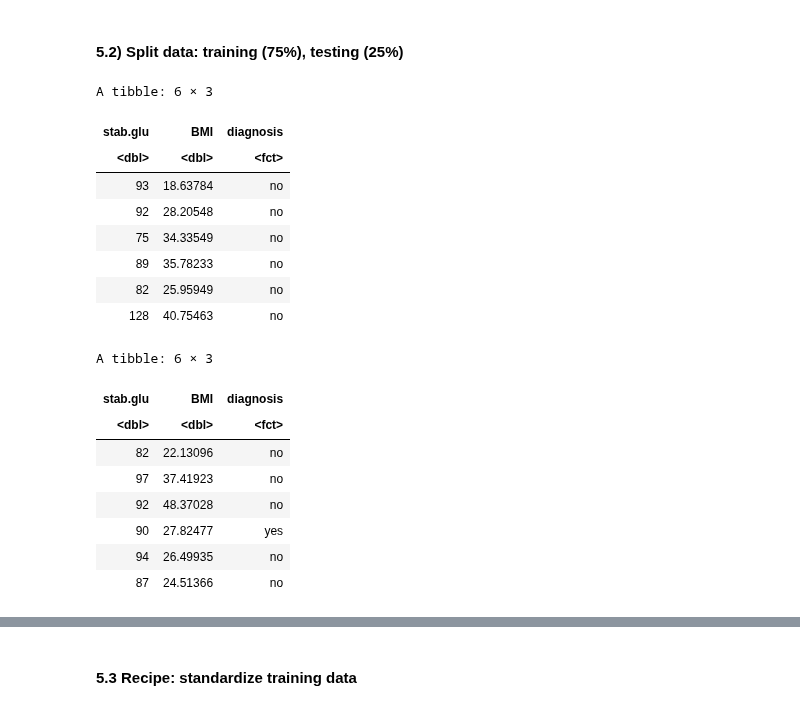
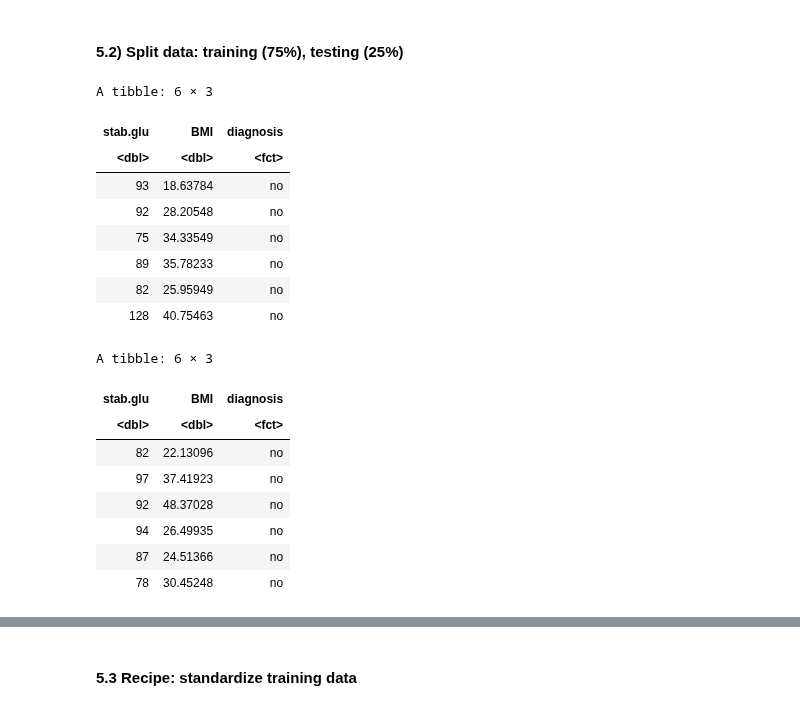
Before and after one commit to wmma2/group_18_project, a Jupyter notebook: Final_report.ipynb, the cells around one changed output, grey strips where cells are left out. Saved outputs shown, nothing was run; the diff lists cells and outputs as text; code cells hidden in the pictures.

```diff
--- a/Final_report.ipynb
+++ b/Final_report.ipynb
@@ -253,3 +253,17 @@ A tibble: 6 × 5
 | 93 | 18.63784 | no | -0.2628826 | -1.5295364 |
 | 90 | 27.82477 | yes | -0.3188709 | -0.1442240 |
 | 94 | 26.49935 | no | -0.2442198 | -0.3440864 |
+# %%
+set.seed(5432)
+
+ups_recipe <- recipe(diagnosis~., data = tidy_diabetes) |>
+    step_upsample(diagnosis, over_ratio = 1, skip = FALSE) |>
+    prep()
+
+even_data <- bake(ups_recipe, tidy_diabetes)
+
+even_count<- even_data |>
+    group_by(diagnosis)|>
+    summarize (count = n())
+
+even_count
@@ -258,28 +278,28 @@ A tibble: 6 × 5
 # %%
 set.seed(1234)#Don't change this
 
-diabetes_split <- initial_split(tidy_diabetes, prop = 0.75, strata = diagnosis)
+diabetes_split <- initial_split(even_data, prop = 0.75, strata = diagnosis)
 diabetes_train <- training(diabetes_split)
 diabetes_test <- testing(diabetes_split)
 
 head(diabetes_train)
 head(diabetes_test)
 # %% [output]
 A tibble: 6 × 3
 | stab.glu | BMI | diagnosis |
 | <dbl> | <dbl> | <fct> |
 | 93 | 18.63784 | no |
 | 92 | 28.20548 | no |
 | 75 | 34.33549 | no |
 | 89 | 35.78233 | no |
 | 82 | 25.95949 | no |
 | 128 | 40.75463 | no |
 A tibble: 6 × 3
 | stab.glu | BMI | diagnosis |
 | <dbl> | <dbl> | <fct> |
 | 82 | 22.13096 | no |
 | 97 | 37.41923 | no |
 | 92 | 48.37028 | no |
-| 90 | 27.82477 | yes |
 | 94 | 26.49935 | no |
 | 87 | 24.51366 | no |
+| 78 | 30.45248 | no |
```
Also changed, not shown: parts of 5 cells of this notebook.
